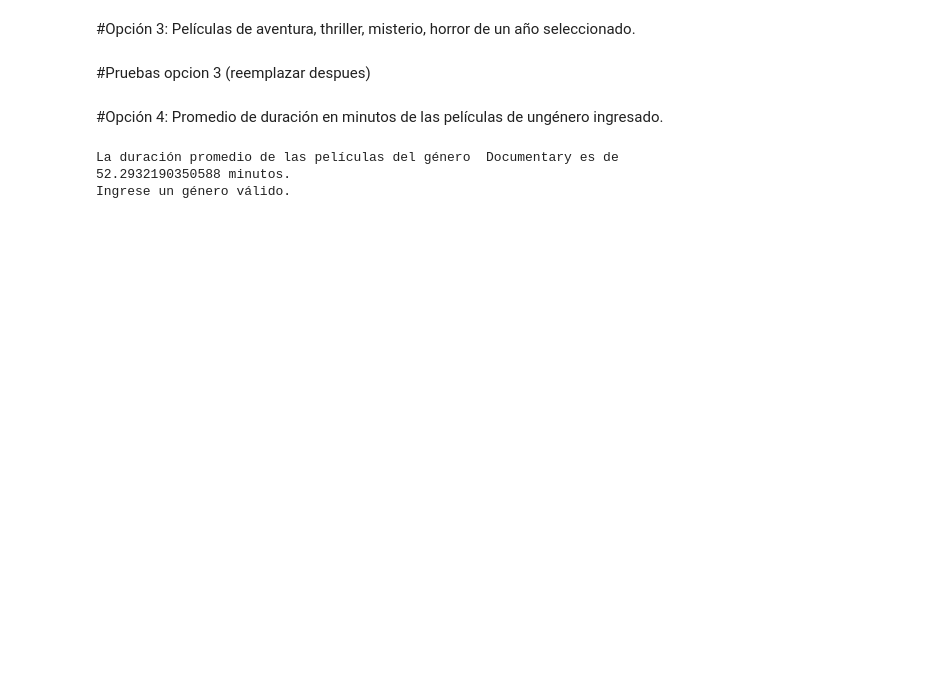
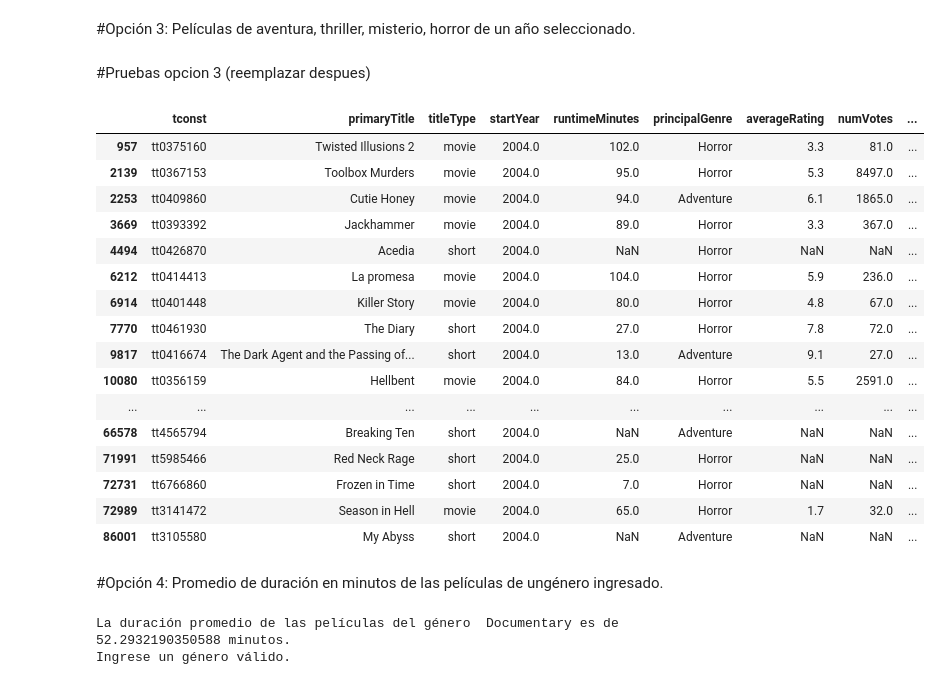
Before and after one commit to AngelEsquit/Ejercicio-5, a Jupyter notebook: Ejercicio 5.ipynb, the cells around one changed output. Cells and saved outputs as stored; diff of their text form; code cells hidden in the pictures; blank space fills up the shorter version.

```diff
--- a/Ejercicio 5.ipynb
+++ b/Ejercicio 5.ipynb
@@ -65,12 +65,35 @@ top_pGenero()
 # %% [markdown]
 #Pruebas opcion 3 (reemplazar despues)
 # %%
-def generos_p():
-    generos= movies["principalGenre"].unique()
-    df_genero = movies["principalGenre"]
-    año=int(input("Escriba el año que desee: "))
-    df_genero=["Action","Thriller","Mystery","Horror"]
-generos_p()
+def especGenero():
+    año = int(input("Ingrese el año que desee:"))
+    años = movies["startYear"].unique()
+    if año in años:
+        generos=["Adventure","Thriller","Mystery","Horror"]
+        df_infoP = movies[movies["startYear"] == año]
+        df_infoP = df_infoP[df_infoP["principalGenre"].isin(generos)]
+        return df_infoP
+    else:
+        print("Ingrese un año válido")
+especGenero()
+# %% [output]
+|  | tconst | primaryTitle | titleType | startYear | runtimeMinutes | principalGenre | averageRating | numVotes | ... |
+| 957 | tt0375160 | Twisted Illusions 2 | movie | 2004.0 | 102.0 | Horror | 3.3 | 81.0 | ... |
+| 2139 | tt0367153 | Toolbox Murders | movie | 2004.0 | 95.0 | Horror | 5.3 | 8497.0 | ... |
+| 2253 | tt0409860 | Cutie Honey | movie | 2004.0 | 94.0 | Adventure | 6.1 | 1865.0 | ... |
+| 3669 | tt0393392 | Jackhammer | movie | 2004.0 | 89.0 | Horror | 3.3 | 367.0 | ... |
+| 4494 | tt0426870 | Acedia | short | 2004.0 | NaN | Horror | NaN | NaN | ... |
+| 6212 | tt0414413 | La promesa | movie | 2004.0 | 104.0 | Horror | 5.9 | 236.0 | ... |
+| 6914 | tt0401448 | Killer Story | movie | 2004.0 | 80.0 | Horror | 4.8 | 67.0 | ... |
+| 7770 | tt0461930 | The Diary | short | 2004.0 | 27.0 | Horror | 7.8 | 72.0 | ... |
+| 9817 | tt0416674 | The Dark Agent and the Passing of... | short | 2004.0 | 13.0 | Adventure | 9.1 | 27.0 | ... |
+| 10080 | tt0356159 | Hellbent | movie | 2004.0 | 84.0 | Horror | 5.5 | 2591.0 | ... |
+| ... | ... | ... | ... | ... | ... | ... | ... | ... | ... |
+| 66578 | tt4565794 | Breaking Ten | short | 2004.0 | NaN | Adventure | NaN | NaN | ... |
+| 71991 | tt5985466 | Red Neck Rage | short | 2004.0 | 25.0 | Horror | NaN | NaN | ... |
+| 72731 | tt6766860 | Frozen in Time | short | 2004.0 | 7.0 | Horror | NaN | NaN | ... |
+| 72989 | tt3141472 | Season in Hell | movie | 2004.0 | 65.0 | Horror | 1.7 | 32.0 | ... |
+| 86001 | tt3105580 | My Abyss | short | 2004.0 | NaN | Adventure | NaN | NaN | ... |
 # %% [markdown]
 #Opción 4: Promedio de duración en minutos de las películas de ungénero ingresado.
 # %%
```
